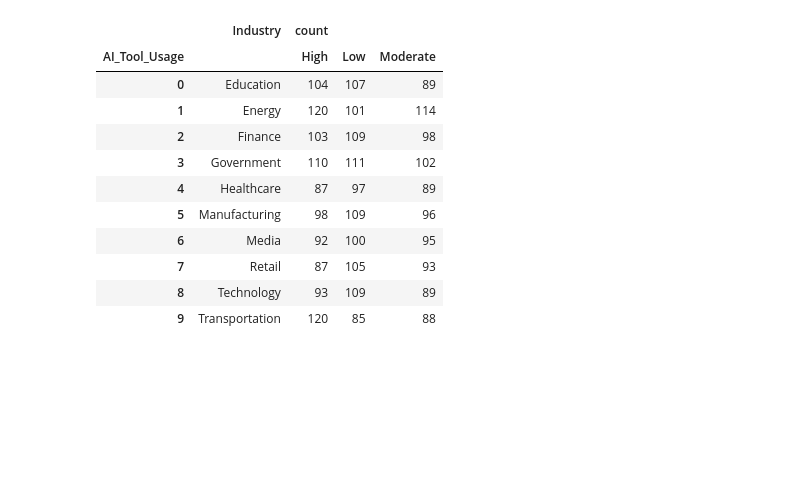
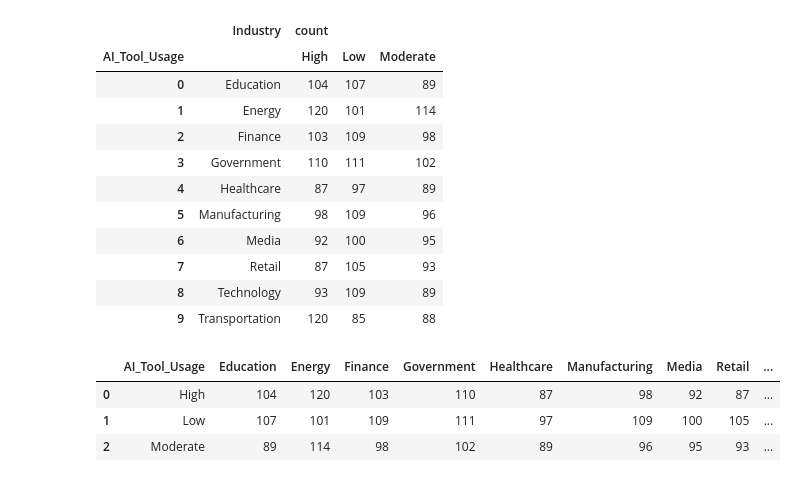
Before and after one commit to Njueini-Mary/Advanced_Visualizations, a Jupyter notebook: Projects/project1.ipynb, the cells around one changed output. Saved outputs shown, nothing was run; the diff lists cells and outputs as text; code cells hidden in the pictures; blank space fills up the shorter version.

```diff
--- a/Projects/project1.ipynb
+++ b/Projects/project1.ipynb
@@ -170,3 +170,15 @@ df.groupby(['Industry', 'AI_Tool_Usage']).agg(
 | 7 | Retail | 87 | 105 | 93 |
 | 8 | Technology | 93 | 109 | 89 |
 | 9 | Transportation | 120 | 85 | 88 |
+# %%
+industry_ai_usage = pd.crosstab(
+    df['AI_Tool_Usage'],
+    df['Industry']
+    ).reset_index()
+industry_ai_usage.columns.name = None
+industry_ai_usage
+# %% [output]
+|  | AI_Tool_Usage | Education | Energy | Finance | Government | Healthcare | Manufacturing | Media | Retail | ... |
+| 0 | High | 104 | 120 | 103 | 110 | 87 | 98 | 92 | 87 | ... |
+| 1 | Low | 107 | 101 | 109 | 111 | 97 | 109 | 100 | 105 | ... |
+| 2 | Moderate | 89 | 114 | 98 | 102 | 89 | 96 | 95 | 93 | ... |
```
Also changed, not shown: parts of 5 cells of this notebook, 1 other file.
